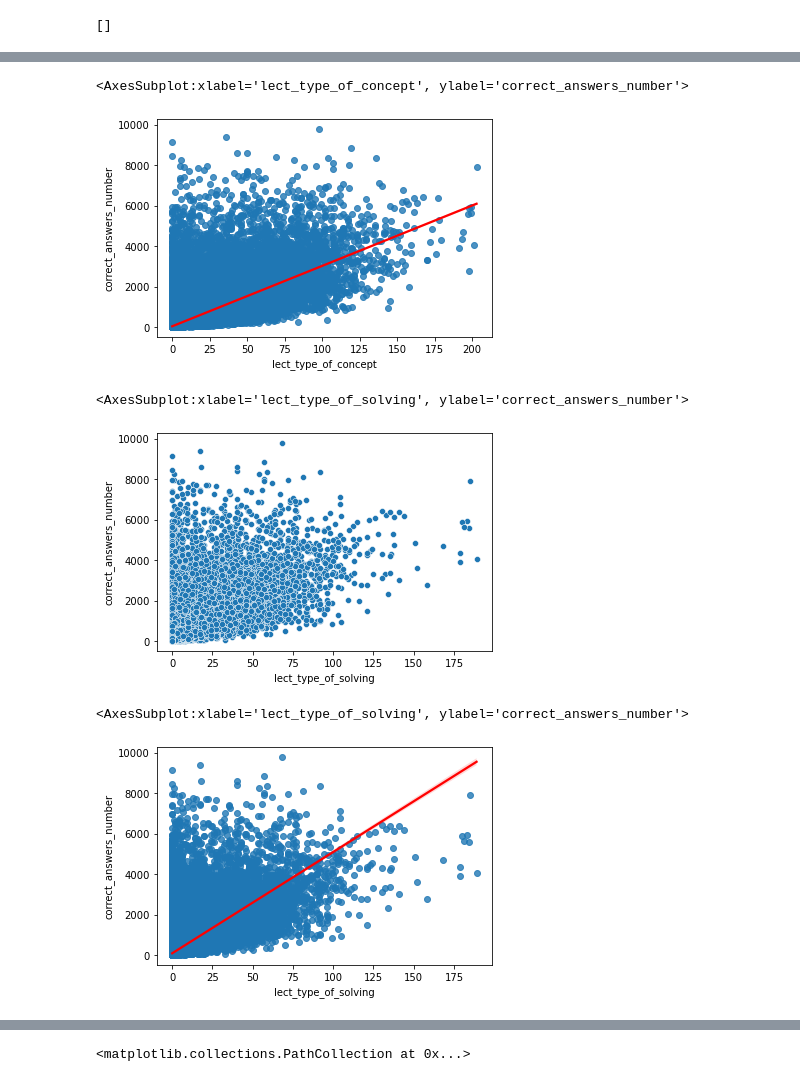
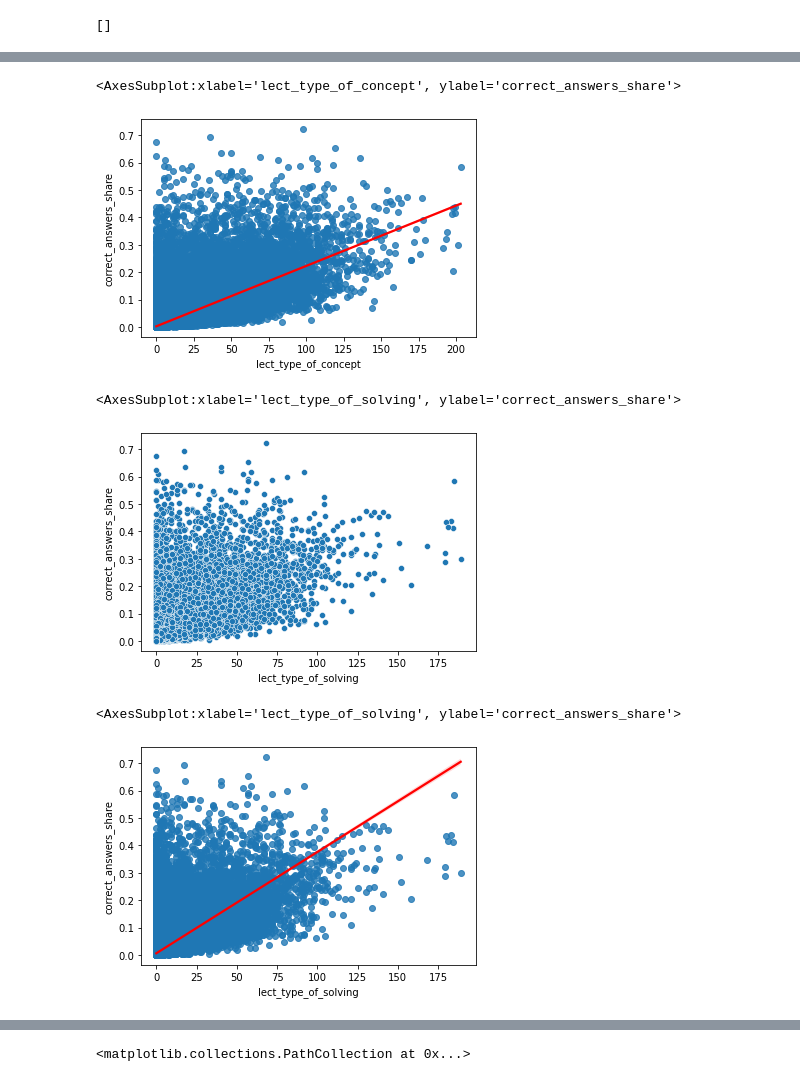
Before and after one commit to YurezSml/MIPT2022, a Jupyter notebook: HomeWork_2_Pandas.ipynb, the cells around one changed output, grey strips where cells are left out. Saved outputs shown, nothing was run; the diff lists cells and outputs as text; code cells hidden in the pictures.

```diff
--- a/HomeWork_2_Pandas.ipynb
+++ b/HomeWork_2_Pandas.ipynb
@@ -639,7 +685,7 @@ users_info
 # %%
 # Добавляем столбец с долей правильных ответов от общего количества вопросов
 
-users_info['correct_answers_share'] = users_info['correct_answers_share'] / number_of_questions
+users_info['correct_answers_share'] = users_info['correct_answers_number'] / number_of_questions
 # %%
 # Добавляем столбец с временем, проведенным пользователем на платформе
 # Определяем, как максимальное время, которое прошло с момента первого действия пользователя
@@ -1032,11 +1072,11 @@ sns.scatterplot(data=users_info,
 
 sns.regplot(data=users_info,
             x='lect_type_of_concept',
-            y='correct_answers_number',
+            y='correct_answers_share',
             line_kws={"color": "red"})
 # %% [output]
-<AxesSubplot:xlabel='lect_type_of_concept', ylabel='correct_answers_number'>
+<AxesSubplot:xlabel='lect_type_of_concept', ylabel='correct_answers_share'>
-[figure, old version]
+[figure, new version]
 # %%
 # Выводим отдельно scatterplot для зависимости числа правильных ответов от
 # количества просмотров лекций типа 'lect_type_of_solving'
@@ -1045,26 +1085,26 @@ sns.regplot(data=users_info,
 
 sns.scatterplot(data=users_info,
                 x='lect_type_of_solving',
-                y='correct_answers_number')
+                y='correct_answers_share')
 # %% [output]
-<AxesSubplot:xlabel='lect_type_of_solving', ylabel='correct_answers_number'>
+<AxesSubplot:xlabel='lect_type_of_solving', ylabel='correct_answers_share'>
-[figure, old version]
+[figure, new version]
 # %%
 # Выводим отдельно regplot с прямой для линейной регрессии для зависимости числа правильных ответов от
 # количества просмотров лекций типа 'lect_type_of_solving'
 
 # Видим, что согласно наклону регрессионной прямой, просмотры 'lect_type_of_solving' влияют на количество
 # правильных ответов больше, чем просмотры лекций типа 'lect_type_of_solving'
 
 # Предполагаем, что данную характеристику можно использовать при обучении модели
 
 sns.regplot(data=users_info,
             x='lect_type_of_solving',
-            y='correct_answers_number',
+            y='correct_answers_share',
             line_kws={"color": "red"})
 # %% [output]
-<AxesSubplot:xlabel='lect_type_of_solving', ylabel='correct_answers_number'>
+<AxesSubplot:xlabel='lect_type_of_solving', ylabel='correct_answers_share'>
-[figure, old version]
+[figure, new version]
 # %%
 # Выводим отдельно scatterplot для зависимости числа правильных ответов от общего количества просмотренных лекций
 # Можно отметить, что в целом количество правильных ответов растет с числом просмотренных лекций
```
Also changed, not shown: parts of 30 cells of this notebook.
